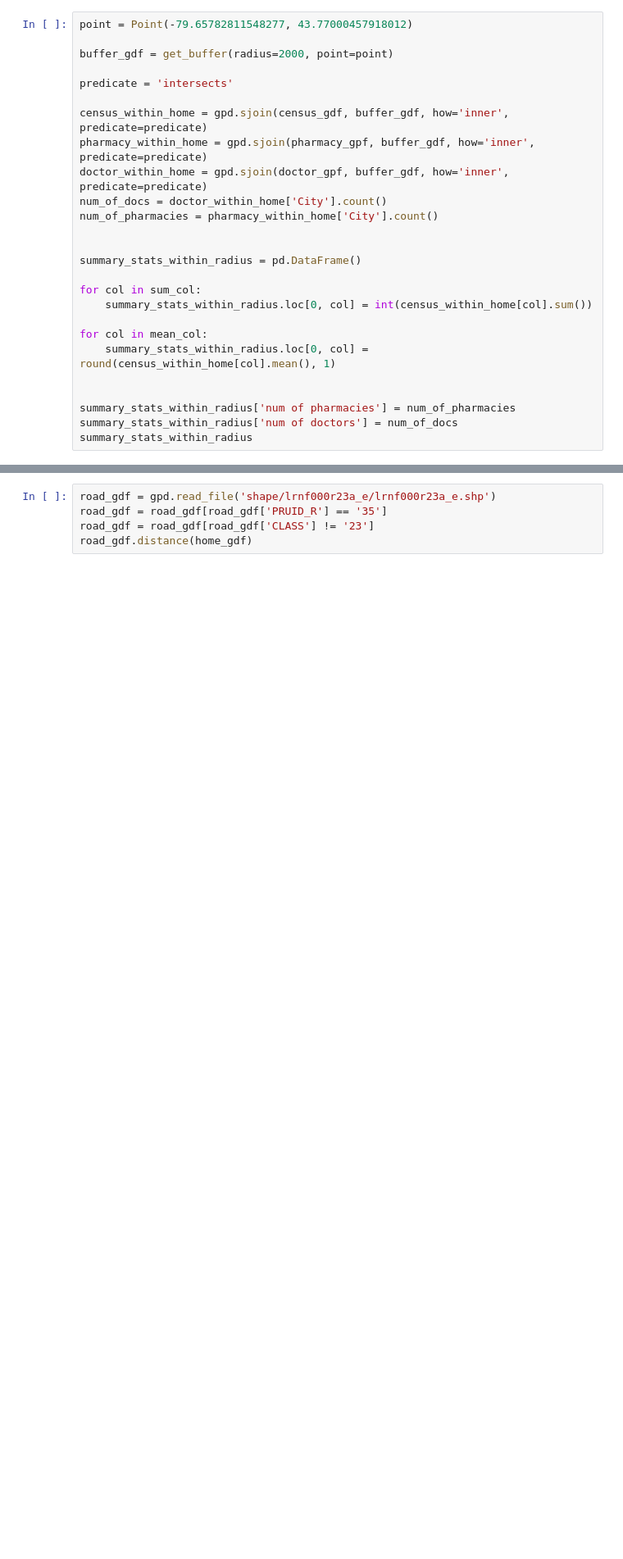
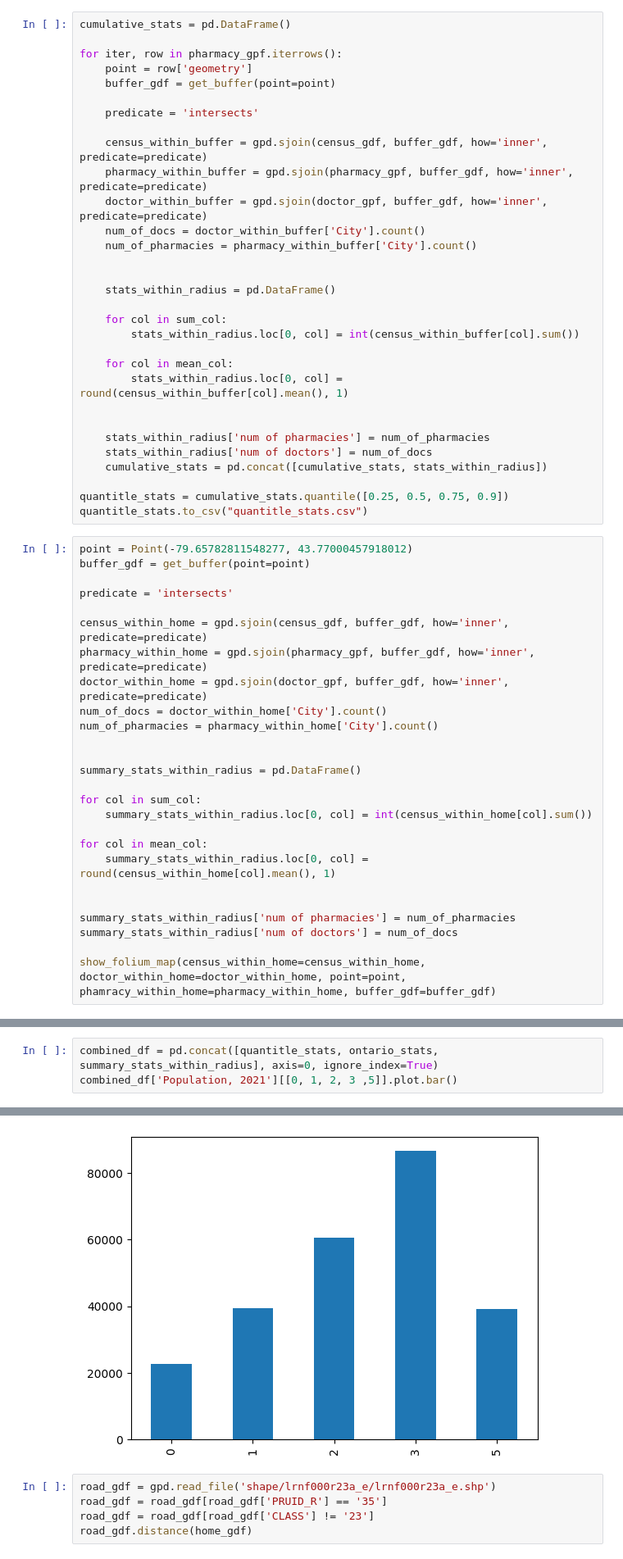
Before and after one commit to xeonmobius/pharmacy-market-analysis, a Jupyter notebook: automated_stats.ipynb, the cells around one changed output, grey strips where cells are left out. Shown at 82% size. Saved outputs shown, nothing was run; the diff lists cells and outputs as text; blank space fills up the shorter version.

Commit message:
added the ability to use isochrones as the radius

```diff
--- a/automated_stats.ipynb
+++ b/automated_stats.ipynb
@@ -156,9 +199,39 @@ def show_folium_map(census_within_home=None, doctor_within_home=None, point=None
 
   census_gdf = census_gdf[(census_gdf.centroid.y < 45.6) & (census_gdf.centroid.y > 40)]
+# %%
+cumulative_stats = pd.DataFrame()
+
+for iter, row in pharmacy_gpf.iterrows():
+    point = row['geometry']
+    buffer_gdf = get_buffer(point=point)
+
+    predicate = 'intersects'
+
+    census_within_buffer = gpd.sjoin(census_gdf, buffer_gdf, how='inner', predicate=predicate)
+    pharmacy_within_buffer = gpd.sjoin(pharmacy_gpf, buffer_gdf, how='inner', predicate=predicate)
+    doctor_within_buffer = gpd.sjoin(doctor_gpf, buffer_gdf, how='inner', predicate=predicate)
+    num_of_docs = doctor_within_buffer['City'].count()
+    num_of_pharmacies = pharmacy_within_buffer['City'].count()
+
+
+    stats_within_radius = pd.DataFrame()
+
+    for col in sum_col:
+        stats_within_radius.loc[0, col] = int(census_within_buffer[col].sum())
+
+    for col in mean_col:
+        stats_within_radius.loc[0, col] = round(census_within_buffer[col].mean(), 1)
+
+
+    stats_within_radius['num of pharmacies'] = num_of_pharmacies
+    stats_within_radius['num of doctors'] = num_of_docs
+    cumulative_stats = pd.concat([cumulative_stats, stats_within_radius])
+
+quantitle_stats = cumulative_stats.quantile([0.25, 0.5, 0.75, 0.9])
+quantitle_stats.to_csv("quantitle_stats.csv")
 # %%
 point = Point(-79.65782811548277, 43.77000457918012)
-
-buffer_gdf = get_buffer(radius=2000, point=point)
+buffer_gdf = get_buffer(point=point)
 
 predicate = 'intersects'
 
@@ -180,5 +253,6 @@ for col in mean_col:
 
 summary_stats_within_radius['num of pharmacies'] = num_of_pharmacies
 summary_stats_within_radius['num of doctors'] = num_of_docs
-summary_stats_within_radius
+
+show_folium_map(census_within_home=census_within_home, doctor_within_home=doctor_within_home, point=point, phamracy_within_home=pharmacy_within_home, buffer_gdf=buffer_gdf)
 # %% [output]
@@ -190,0 +260,4 @@ show_folium_map(census_within_home=census_within_home, doctor_within_home=doctor
+# %%
+combined_df = pd.concat([quantitle_stats, ontario_stats, summary_stats_within_radius], axis=0, ignore_index=True)
+combined_df['Population, 2021'][[0, 1, 2, 3 ,5]].plot.bar()
+# %% [output]
@@ -191,3 +265,4 @@ show_folium_map(census_within_home=census_within_home, doctor_within_home=doctor
+[figure, added]
 # %%
 road_gdf = gpd.read_file('shape/lrnf000r23a_e/lrnf000r23a_e.shp')
 road_gdf = road_gdf[road_gdf['PRUID_R'] == '35']
```
Also changed, not shown: parts of 4 cells of this notebook, 1 other file.
